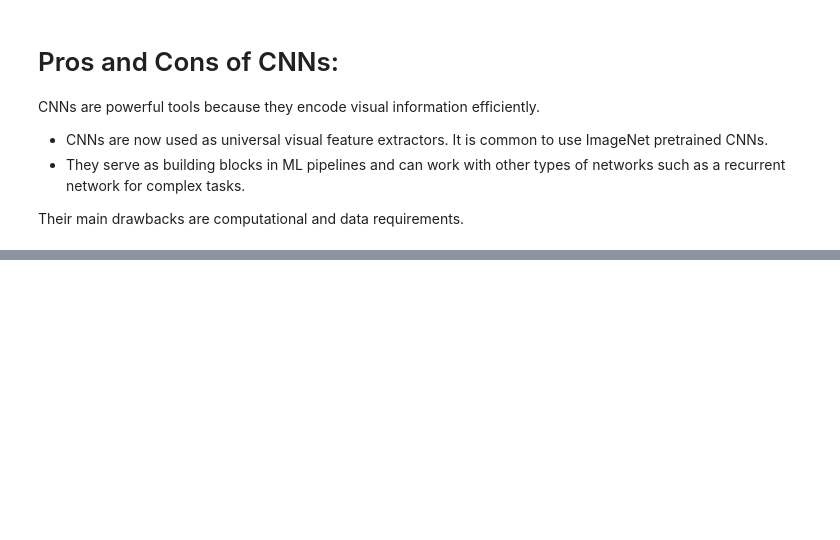
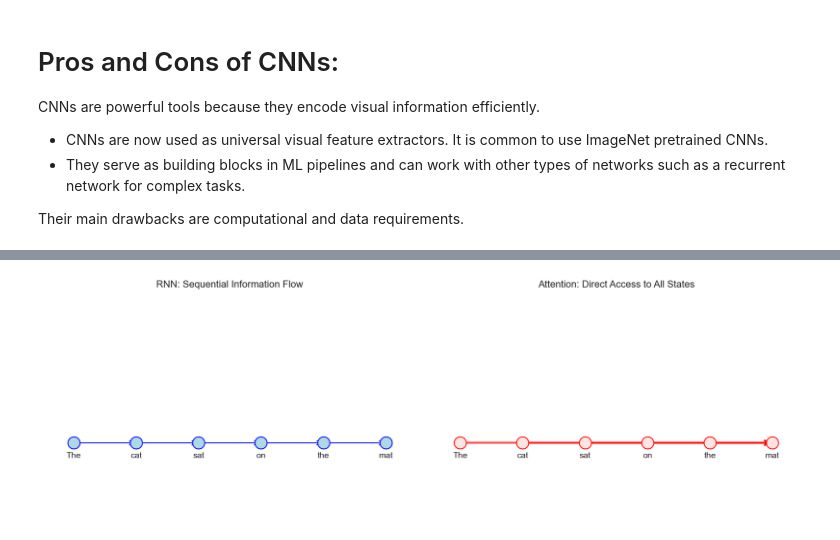
Before and after one commit to aaarrmiinnn/GW-CS6364, a Jupyter notebook: slides/lecture12-deep-learning.ipynb, the cells around one changed output, grey strips where cells are left out. Drawn from its saved outputs; the diff is of its cells as text; code cells hidden in the pictures; blank space fills up the shorter version.

Commit message:
Add part 4. Attention and Transformers.

```diff
--- a/slides/lecture12-deep-learning.ipynb
+++ b/slides/lecture12-deep-learning.ipynb
@@ -630,0 +637,19 @@ Their main drawbacks are computational and data requirements.
+# %%
+# Import libraries
+import numpy as np
+import matplotlib.pyplot as plt
+import torch
+import torch.nn as nn
+import torch.nn.functional as F
+import seaborn as sns
+import math
+
+
+# Set the style for our plots
+plt.style.use('seaborn-v0_8-whitegrid')
+sns.set_context("talk")
+sns.set_style("whitegrid")
+
+# For reproducibility
+torch.manual_seed(42)
+np.random.seed(42)
@@ -630,0 +663,55 @@ Their main drawbacks are computational and data requirements.
+# %%
+# Visualization: RNN vs Attention
+fig, ax = plt.subplots(1, 2, figsize=(18, 6))
+
+# RNN Visualization
+words = ["The", "cat", "sat", "on", "the", "mat"]
+n_words = len(words)
+
+# Draw RNN connections
+for i in range(n_words-1):
+    # Draw sequential connections
+    ax[0].annotate("", xy=(i+1, 0), xytext=(i, 0),
+                arrowprops=dict(arrowstyle="->", lw=1.5, color='blue'))
+
+# Add word labels
+for i, word in enumerate(words):
+    ax[0].text(i, -0.1, word, ha='center', fontsize=14)
+
+# Add hidden state nodes
+for i in range(n_words):
+    ax[0].scatter(i, 0, s=400, c='lightblue', edgecolor='blue', zorder=10)
+    ax[0].text(i, 0, f"h{i}", ha='center', va='center', fontsize=12)
+
+ax[0].set_title("RNN: Sequential Information Flow", fontsize=16)
+ax[0].set_ylim(-0.5, 1)
+ax[0].set_xlim(-0.5, n_words-0.5)
+ax[0].axis('off')
+
+# Attention visualization
+# Draw connections from last word to all others with different thicknesses
+for i in range(n_words):
+    # Thicker connections to relevant words
+    thickness = 3 if i in [0, 1, 2] else 1
+    alpha = 0.8 if i in [0, 1, 2] else 0.3
+    ax[1].annotate("", xy=(n_words-1, 0), xytext=(i, 0),
+                arrowprops=dict(arrowstyle="->", lw=thickness, alpha=alpha, color='red'))
+
+# Add word labels
+for i, word in enumerate(words):
+    ax[1].text(i, -0.1, word, ha='center', fontsize=14)
+
+# Add hidden state nodes
+for i in range(n_words):
+    ax[1].scatter(i, 0, s=400, c='mistyrose', edgecolor='red', zorder=10)
+    ax[1].text(i, 0, f"h{i}", ha='center', va='center', fontsize=12)
+
+ax[1].set_title("Attention: Direct Access to All States", fontsize=16)
+ax[1].set_ylim(-0.5, 1)
+ax[1].set_xlim(-0.5, n_words-0.5)
+ax[1].axis('off')
+
+plt.tight_layout()
+plt.show()
+# %% [output]
+[figure, added]
```
Also changed, not shown: parts of 12 cells of this notebook.
